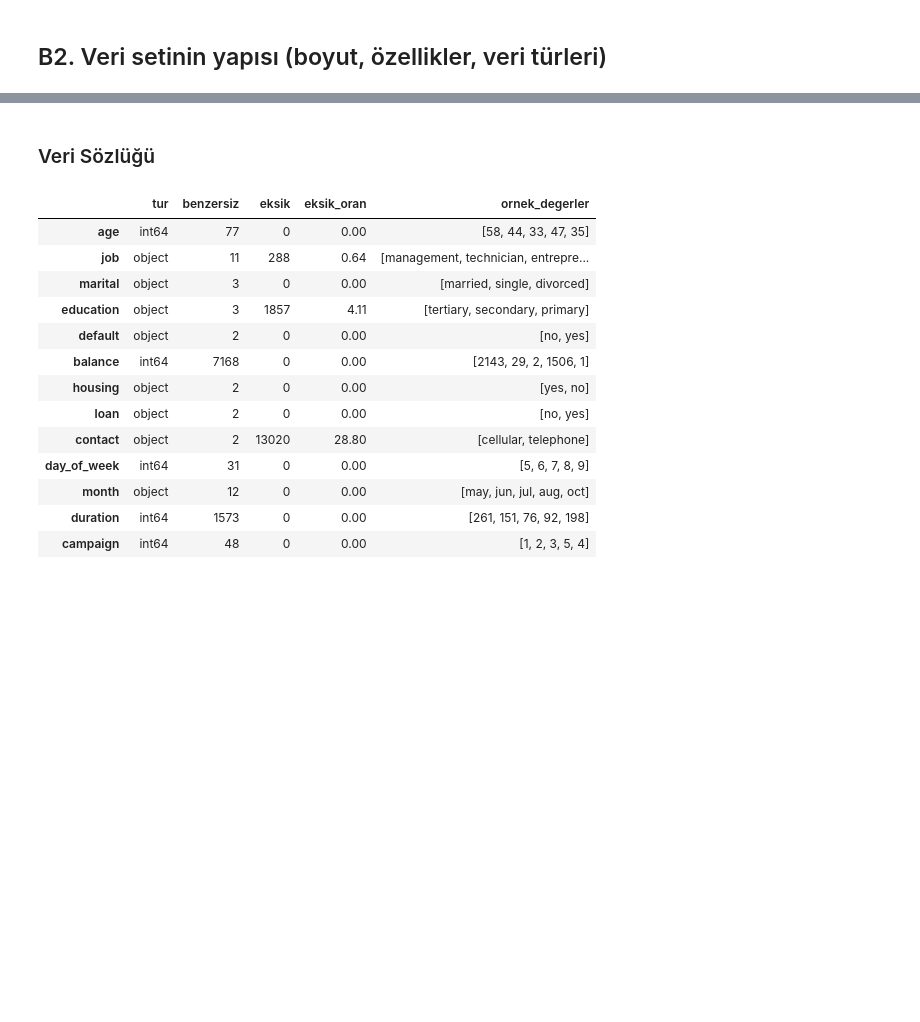
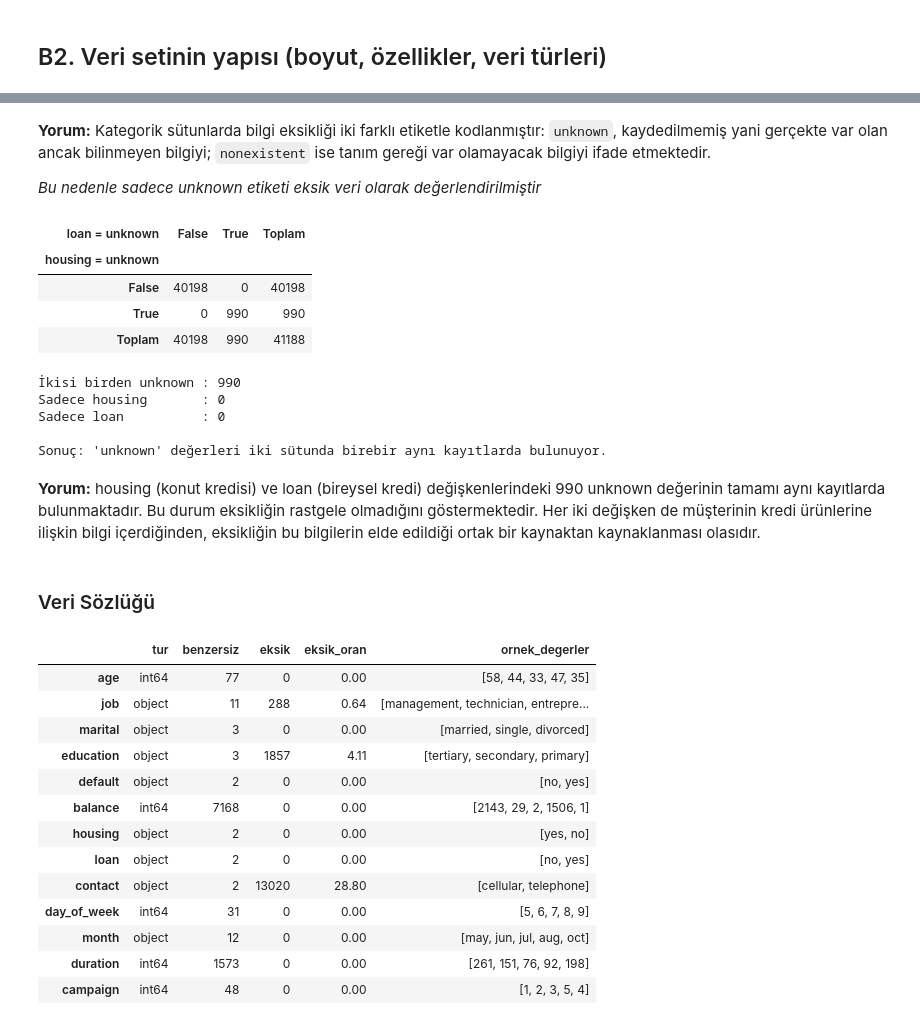
Before and after one commit to zeyneppbaran/ml-proje, a Jupyter notebook: notebooks/01_veri_tanitimi.ipynb, the cells around one changed output, grey strips where cells are left out. Drawn from its saved outputs; the diff is of its cells as text; code cells hidden in the pictures; blank space fills up the shorter version.

Commit message:
sayısal sütunlarda eksik değer araştırması

```diff
--- a/notebooks/01_veri_tanitimi.ipynb
+++ b/notebooks/01_veri_tanitimi.ipynb
@@ -117,0 +159,42 @@ memory usage: 5.9+ MB
+# %% [markdown]
+**Yorum:** Kategorik sütunlarda bilgi eksikliği iki farklı etiketle kodlanmıştır: `unknown`, kaydedilmemiş yani gerçekte var olan ancak bilinmeyen bilgiyi; `nonexistent` ise tanım gereği var olamayacak bilgiyi ifade etmektedir.
+
+*Bu nedenle sadece unknown etiketi eksik veri olarak değerlendirilmiştir*
+# %%
+# HOUSING ve LOAN sütunlarındaki 'unknown' değerlerinin örtüşme kontrolü
+housing_unk = df_ham["housing"] == "unknown"
+loan_unk = df_ham["loan"] == "unknown"
+
+# çapraz tablo: iki koşulun birlikte görülme sayıları
+capraz = pd.crosstab(housing_unk, loan_unk,
+                     rownames=["housing = unknown"], colnames=["loan = unknown"],
+                     margins=True, margins_name="Toplam")
+display(capraz)
+
+# sayısal özet
+ikisi_birden = (housing_unk & loan_unk).sum()
+sadece_housing = (housing_unk & ~loan_unk).sum()
+sadece_loan = (~housing_unk & loan_unk).sum()
+
+print(f"İkisi birden unknown : {ikisi_birden}")
+print(f"Sadece housing       : {sadece_housing}")
+print(f"Sadece loan          : {sadece_loan}")
+
+# sonuç
+if sadece_housing == 0 and sadece_loan == 0:
+    print("\nSonuç: 'unknown' değerleri iki sütunda birebir aynı kayıtlarda bulunuyor.")
+else:
+    print("\nSonuç: 'unknown' değerleri iki sütunda tam olarak örtüşmüyor.")
+# %% [output]
+| loan = unknown | False | True | Toplam |
+| housing = unknown |  |  |  |
+| False | 40198 | 0 | 40198 |
+| True | 0 | 990 | 990 |
+| Toplam | 40198 | 990 | 41188 |
+İkisi birden unknown : 990
+Sadece housing       : 0
+Sadece loan          : 0
+
+Sonuç: 'unknown' değerleri iki sütunda birebir aynı kayıtlarda bulunuyor.
+# %% [markdown]
+**Yorum:** housing (konut kredisi) ve loan (bireysel kredi) değişkenlerindeki 990 unknown değerinin tamamı aynı kayıtlarda bulunmaktadır. Bu durum eksikliğin rastgele olmadığını göstermektedir. Her iki değişken de müşterinin kredi ürünlerine ilişkin bilgi içerdiğinden, eksikliğin bu bilgilerin elde edildiği ortak bir kaynaktan kaynaklanması olasıdır.
```
Also changed, not shown: parts of 16 cells of this notebook.
